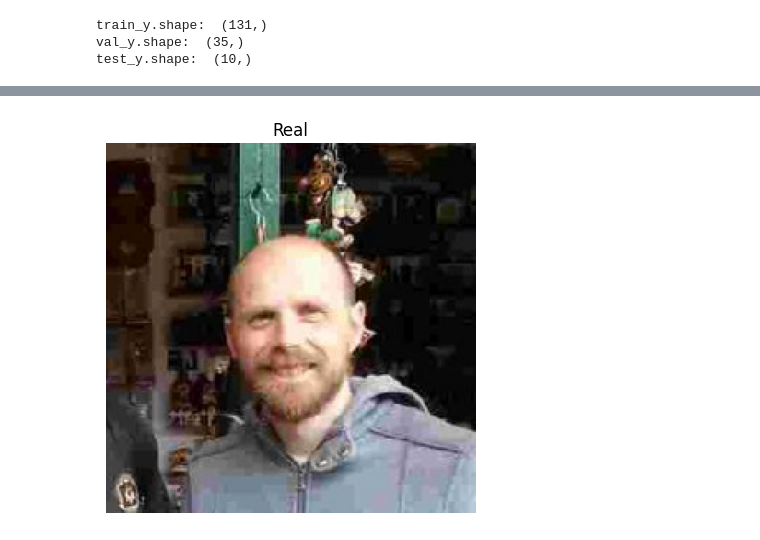
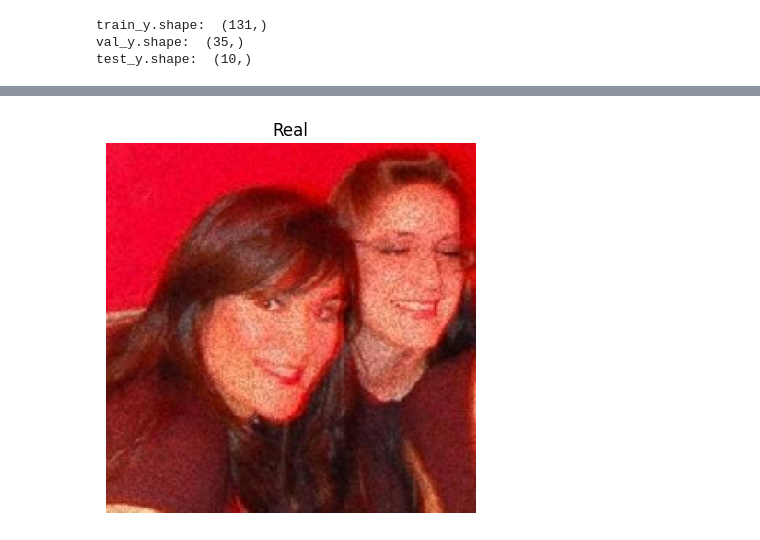
Before and after one commit to ajaykarthik-t/Social-Media-Fake-account-Detection-, a Jupyter notebook: Social Midea Deep Fake.ipynb, the cells around one changed output, grey strips where cells are left out. Saved outputs shown, nothing was run; the diff lists cells and outputs as text; code cells hidden in the pictures.

```diff
--- a/Social Midea Deep Fake.ipynb
+++ b/Social Midea Deep Fake.ipynb
@@ -288,7 +289,7 @@ import numpy as np
 model = load_model('my_model.keras')
 
 # Load the image
-image_path = r"C:\Users\Ajay\Desktop\Inno_Projects\Social Media Fake Account Detection\Dataset\Real\real_994.jpg"
+image_path = r"C:\Users\Ajay\Desktop\Social-Media-Fake-account-Detection-\Dataset\Real\real_934.jpg"
 image = image.load_img(image_path, target_size=(224, 224))
 
 # Preprocess the image
@@ -317,2 +318,2 @@ plt.show()
 Predicted Class: Real
-[figure, old version]
+[figure, new version]
```
Also changed, not shown: parts of 12 cells of this notebook, 3 other files.
